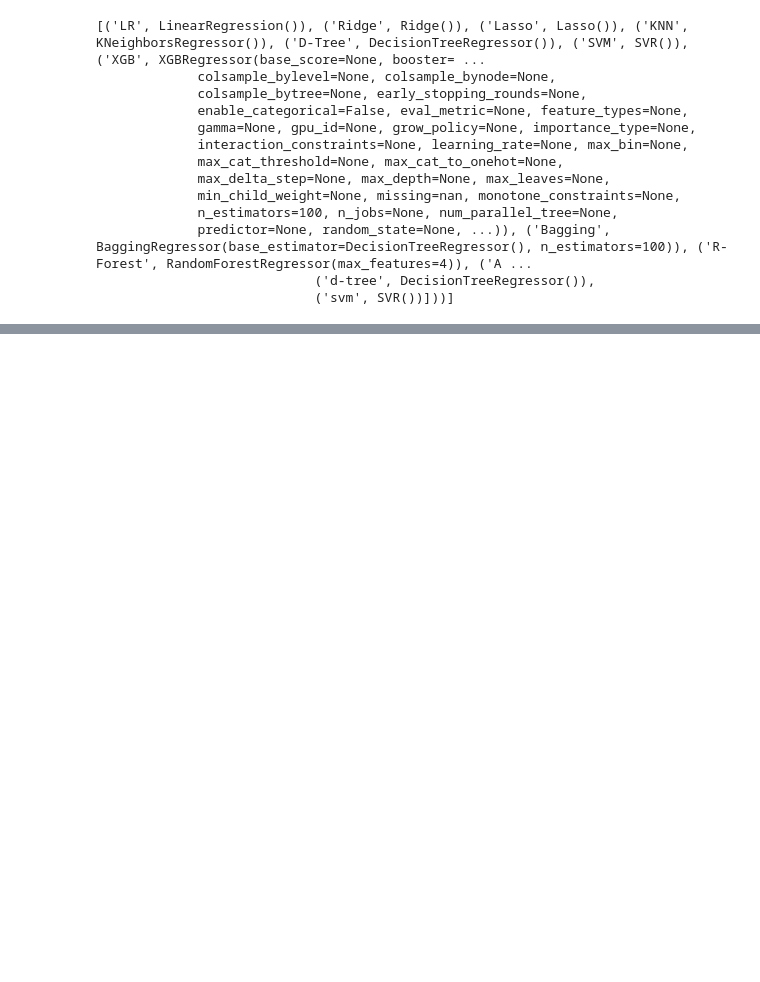
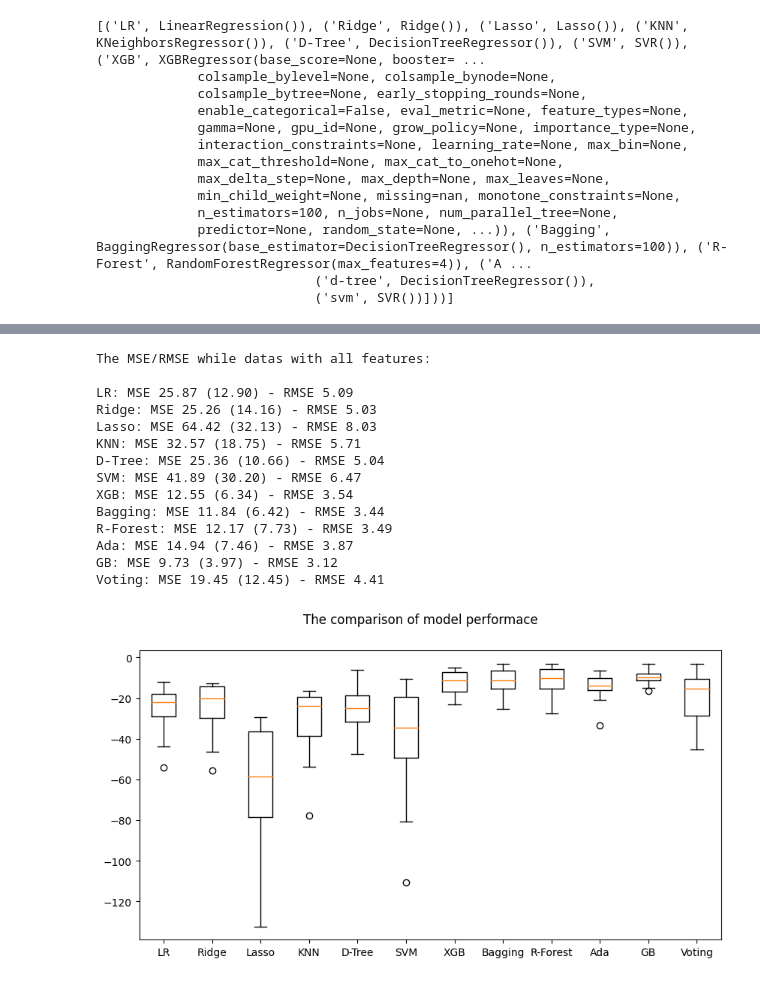
Before and after one commit to leticia-chen/MVP, a Jupyter notebook: Boston_Housing/Boston_Housing.ipynb, the cells around one changed output, grey strips where cells are left out. Saved outputs shown, nothing was run; the diff lists cells and outputs as text; code cells hidden in the pictures; blank space fills up the shorter version.

```diff
--- a/Boston_Housing/Boston_Housing.ipynb
+++ b/Boston_Housing/Boston_Housing.ipynb
@@ -118,7 +191,0 @@ Split train_dataset into train data and validation data
-# %%
-test_size = 0.2
-seed = 7
-
-array = train_data.values
-x = array[:, 0:14]
-y = array[:, 14]
@@ -146,8 +290,8 @@ kfold = KFold(n_splits=k, shuffle=True, random_state=7)
 np.random.seed(7)
 
 models = []
-results = []
-names = []
+# results = []
+# names = []
 
 models.append(('LR', LinearRegression()))
 models.append(('Ridge', Ridge()))
@@ -216,7 +339,0 @@ Voting: MSE 19.87 (12.38) - RMSE 4.46
-# %%
-fig = plt.figure(figsize=(15, 10))
-fig.suptitle('The comparison of model performace')
-ax = fig.add_subplot(111)
-plt.boxplot(results)
-ax.set_xticklabels(names)
-plt.show()
@@ -224,0 +342,62 @@ plt.show()
+# %%
+datas = [train_data, new_train]
+
+test_size = 0.2
+seed = 7
+train_results = []    # To collect the result of train_data
+train_names = []      # To collect names of models form train_data
+new_results = []      # To collect the result of new_train
+new_names = []        # To collect names of models from new_train
+
+for data in datas:
+  array = data.values
+  x = array[:, 0:data.shape[1]-1]
+  y = array[:, data.shape[1]-1]
+
+  x_train, x_val, y_train, y_val = train_test_split(x, y, test_size=0.2, shuffle=True, random_state=seed)
+
+  # Normalization
+  normalizer = MinMaxScaler()
+  x_train_nor = normalizer.fit_transform(x_train)
+
+  # dataset with all feature
+  if np.array_equal(data, train_data):
+      print('\033[91mThe MSE/RMSE while datas with all features:\033[0m\n')
+      results = train_results
+      names = train_names
+  # dataset withou 'Chas'
+  else:
+      print('\033[91mThe MSE/RMSE while datas with features without chat:\033[0m\n')
+      results = new_results
+      names = new_names
+
+  for name, model in models:
+    cv_results = cross_val_score(model, x_train_nor, y_train, cv=kfold, scoring='neg_mean_squared_error')
+    results.append(cv_results)
+    names.append(name)
+    msg = '%s: MSE %0.2f (%0.2f) - RMSE %0.2f' % (name, abs(cv_results.mean()), cv_results.std(), np.sqrt(abs(cv_results.mean())))
+    print(msg)
+
+  fig = plt.figure(figsize=(10, 5))
+  fig.suptitle('The comparison of model performace')
+  ax = fig.add_subplot(111)
+  plt.boxplot(results)
+  ax.set_xticklabels(names)
+  plt.show()
+  print('-'*100)
+# %% [output]
+The MSE/RMSE while datas with all features:
+
+LR: MSE 25.87 (12.90) - RMSE 5.09
+Ridge: MSE 25.26 (14.16) - RMSE 5.03
+Lasso: MSE 64.42 (32.13) - RMSE 8.03
+KNN: MSE 32.57 (18.75) - RMSE 5.71
+D-Tree: MSE 25.36 (10.66) - RMSE 5.04
+SVM: MSE 41.89 (30.20) - RMSE 6.47
+XGB: MSE 12.55 (6.34) - RMSE 3.54
+Bagging: MSE 11.84 (6.42) - RMSE 3.44
+R-Forest: MSE 12.17 (7.73) - RMSE 3.49
+Ada: MSE 14.94 (7.46) - RMSE 3.87
+GB: MSE 9.73 (3.97) - RMSE 3.12
+Voting: MSE 19.45 (12.45) - RMSE 4.41
+[figure, added]
```
Also changed, not shown: parts of 55 cells of this notebook.
